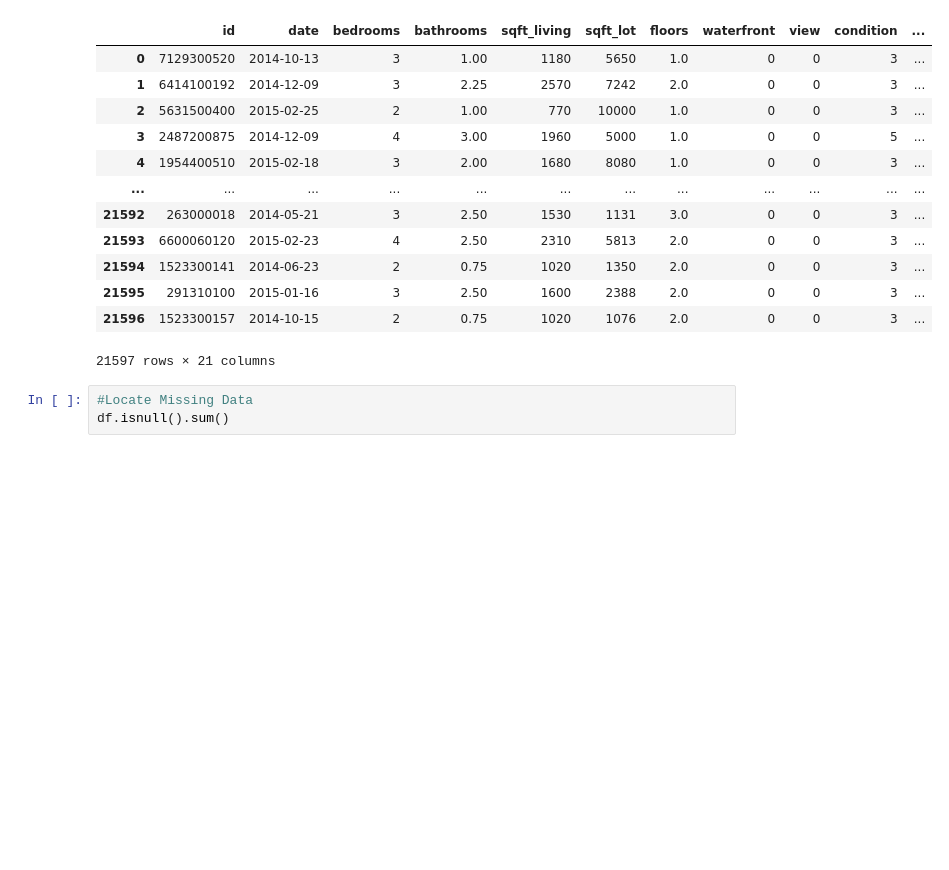
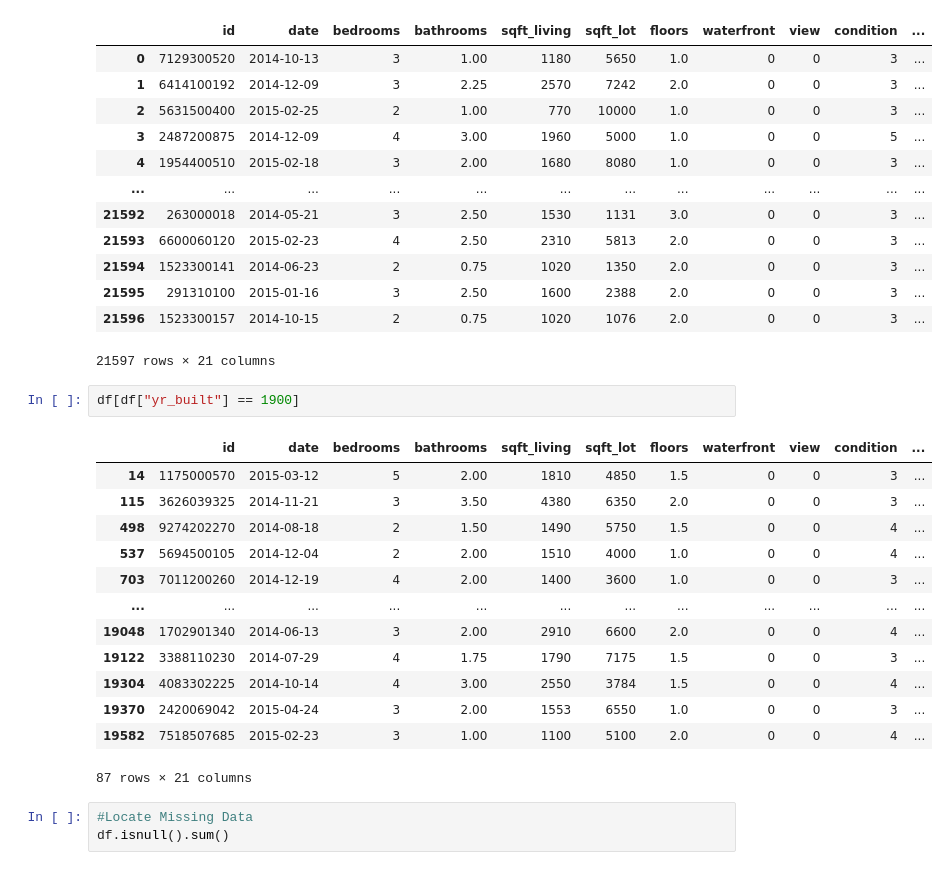
Before and after one commit to florent-zahoui/MidTermProject_IH_DA_02_22, a Jupyter notebook: MidTerm Project/MidTerm_Project_EDA.ipynb, the cells around one changed output. Drawn from its saved outputs; the diff is of its cells as text; blank space fills up the shorter version.

```diff
--- a/MidTerm Project/MidTerm_Project_EDA.ipynb
+++ b/MidTerm Project/MidTerm_Project_EDA.ipynb
@@ -66,6 +66,22 @@ df
 | 21595 | 291310100 | 2015-01-16 | 3 | 2.50 | 1600 | 2388 | 2.0 | 0 | 0 | 3 | ... |
 | 21596 | 1523300157 | 2014-10-15 | 2 | 0.75 | 1020 | 1076 | 2.0 | 0 | 0 | 3 | ... |
 21597 rows × 21 columns
+# %%
+df[df["yr_built"] == 1900]
+# %% [output]
+|  | id | date | bedrooms | bathrooms | sqft_living | sqft_lot | floors | waterfront | view | condition | ... |
+| 14 | 1175000570 | 2015-03-12 | 5 | 2.00 | 1810 | 4850 | 1.5 | 0 | 0 | 3 | ... |
+| 115 | 3626039325 | 2014-11-21 | 3 | 3.50 | 4380 | 6350 | 2.0 | 0 | 0 | 3 | ... |
+| 498 | 9274202270 | 2014-08-18 | 2 | 1.50 | 1490 | 5750 | 1.5 | 0 | 0 | 4 | ... |
+| 537 | 5694500105 | 2014-12-04 | 2 | 2.00 | 1510 | 4000 | 1.0 | 0 | 0 | 4 | ... |
+| 703 | 7011200260 | 2014-12-19 | 4 | 2.00 | 1400 | 3600 | 1.0 | 0 | 0 | 3 | ... |
+| ... | ... | ... | ... | ... | ... | ... | ... | ... | ... | ... | ... |
+| 19048 | 1702901340 | 2014-06-13 | 3 | 2.00 | 2910 | 6600 | 2.0 | 0 | 0 | 4 | ... |
+| 19122 | 3388110230 | 2014-07-29 | 4 | 1.75 | 1790 | 7175 | 1.5 | 0 | 0 | 3 | ... |
+| 19304 | 4083302225 | 2014-10-14 | 4 | 3.00 | 2550 | 3784 | 1.5 | 0 | 0 | 4 | ... |
+| 19370 | 2420069042 | 2015-04-24 | 3 | 2.00 | 1553 | 6550 | 1.0 | 0 | 0 | 3 | ... |
+| 19582 | 7518507685 | 2015-02-23 | 3 | 1.00 | 1100 | 5100 | 2.0 | 0 | 0 | 4 | ... |
+87 rows × 21 columns
 # %%
 #Locate Missing Data
 df.isnull().sum()
```
Also changed, not shown: parts of 1 cell of this notebook.
